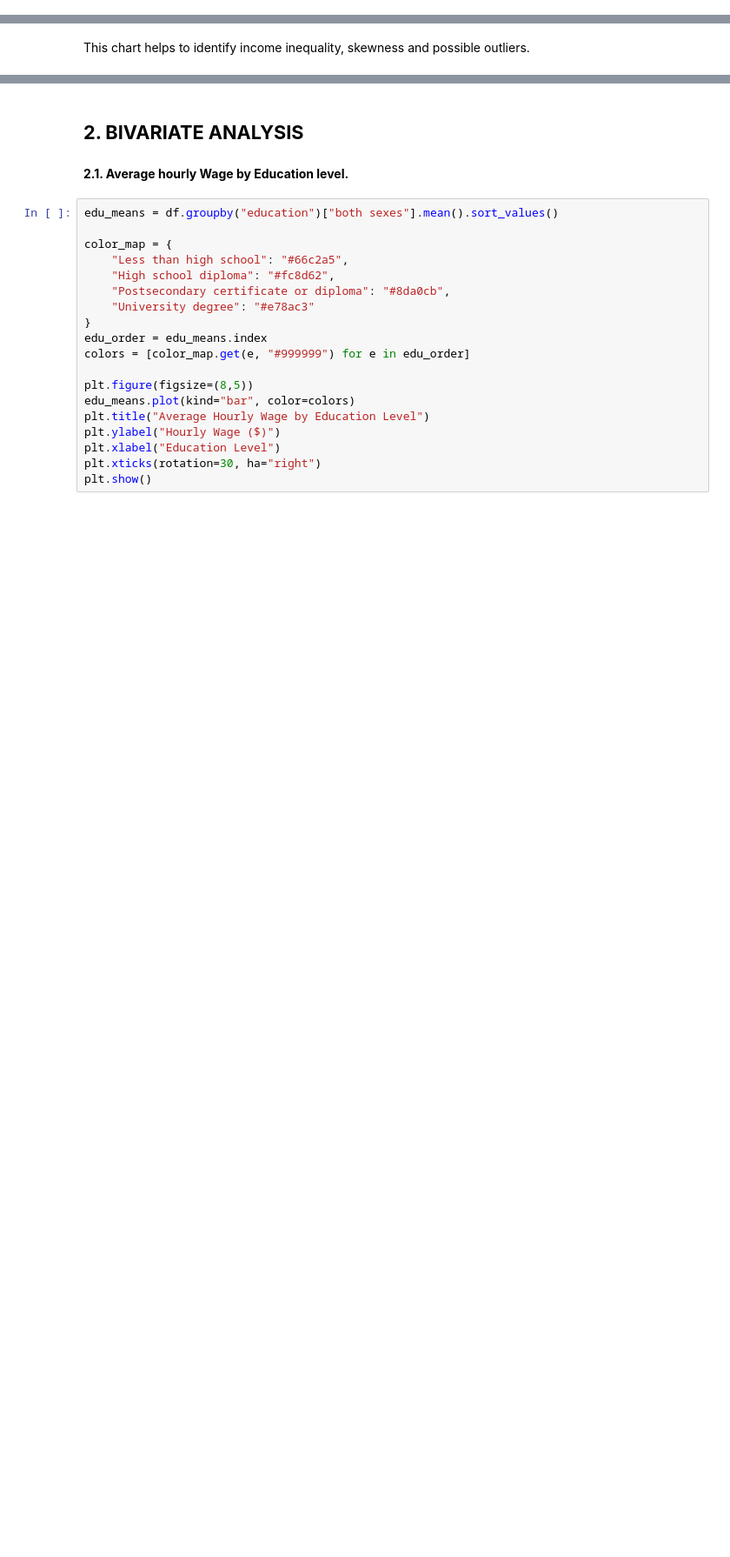
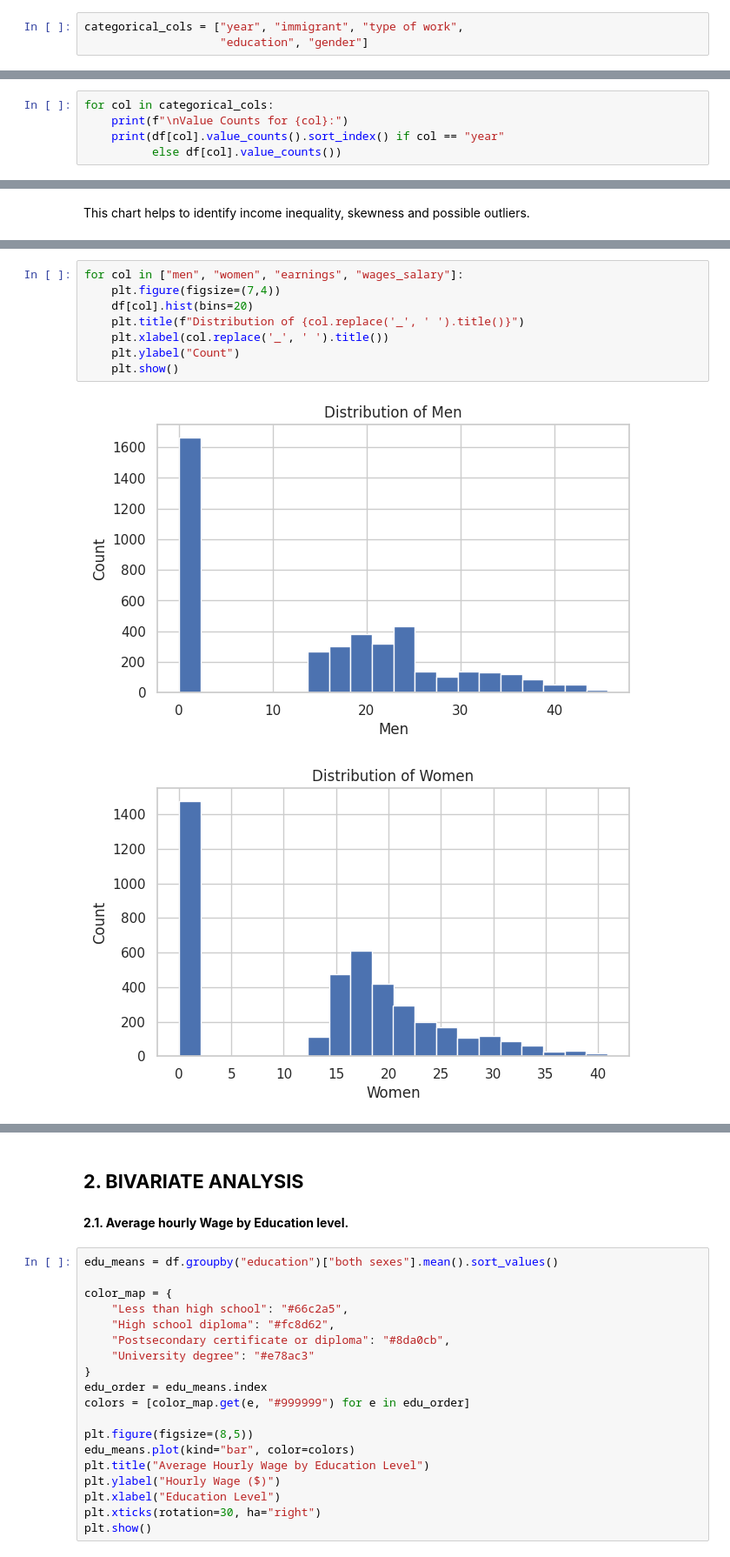
Before and after one commit to FolusoOjo/Education_Wages_Income, a Jupyter notebook: eda/capstone_eda.ipynb, the cells around one changed output, grey strips where cells are left out. Shown at 87% size. Drawn from its saved outputs; the diff is of its cells as text; blank space fills up the shorter version.

```diff
--- a/eda/capstone_eda.ipynb
+++ b/eda/capstone_eda.ipynb
@@ -35,0 +28,3 @@ memory usage: 361.1+ KB
+# %%
+categorical_cols = ["year", "immigrant", "type of work",
+                    "education", "gender"]
@@ -35,0 +49,5 @@ memory usage: 361.1+ KB
+# %%
+for col in categorical_cols:
+    print(f"\nValue Counts for {col}:")
+    print(df[col].value_counts().sort_index() if col == "year"
+          else df[col].value_counts())
@@ -98,0 +114,11 @@ This chart helps to identify income inequality, skewness and possible outliers.
+# %%
+for col in ["men", "women", "earnings", "wages_salary"]:
+    plt.figure(figsize=(7,4))
+    df[col].hist(bins=20)
+    plt.title(f"Distribution of {col.replace('_', ' ').title()}")
+    plt.xlabel(col.replace('_', ' ').title())
+    plt.ylabel("Count")
+    plt.show()
+# %% [output]
+[figure, added]
+[figure, added]
```
Also changed, not shown: parts of 54 cells of this notebook.
